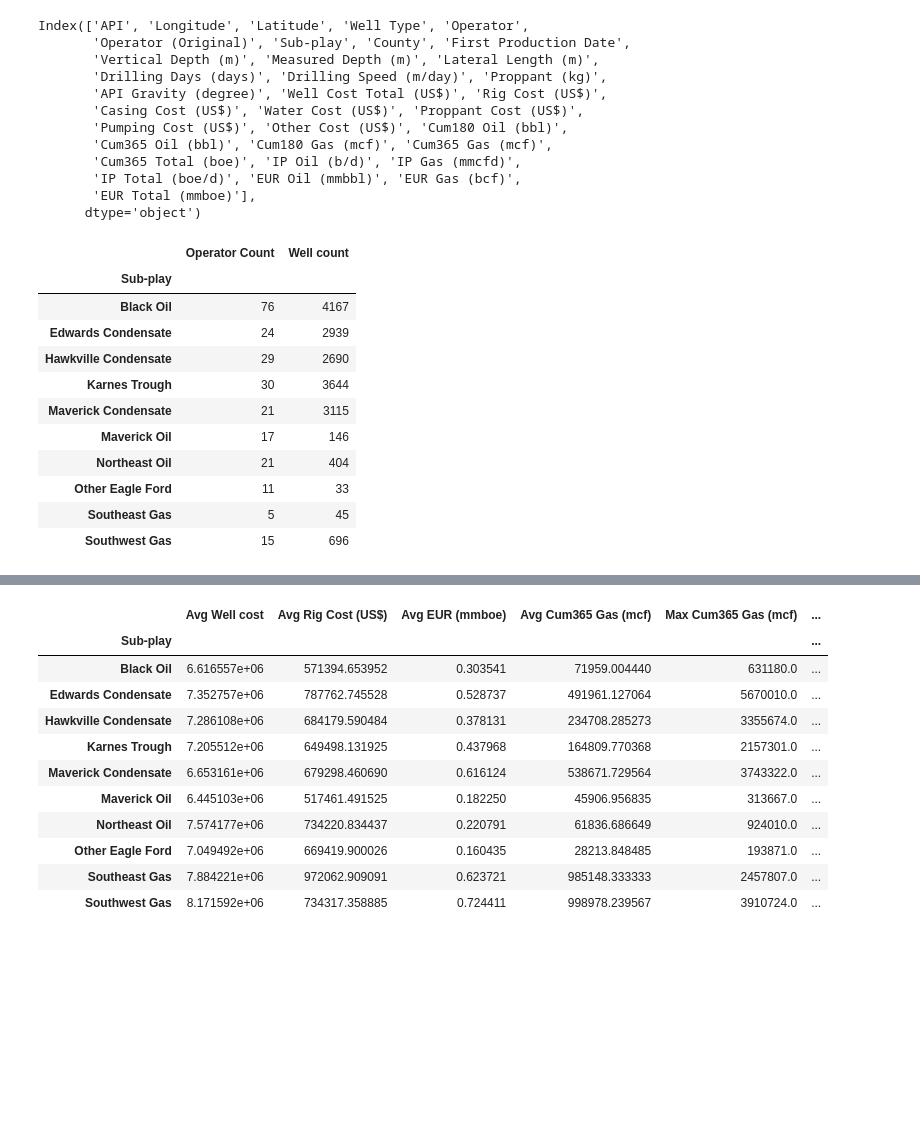
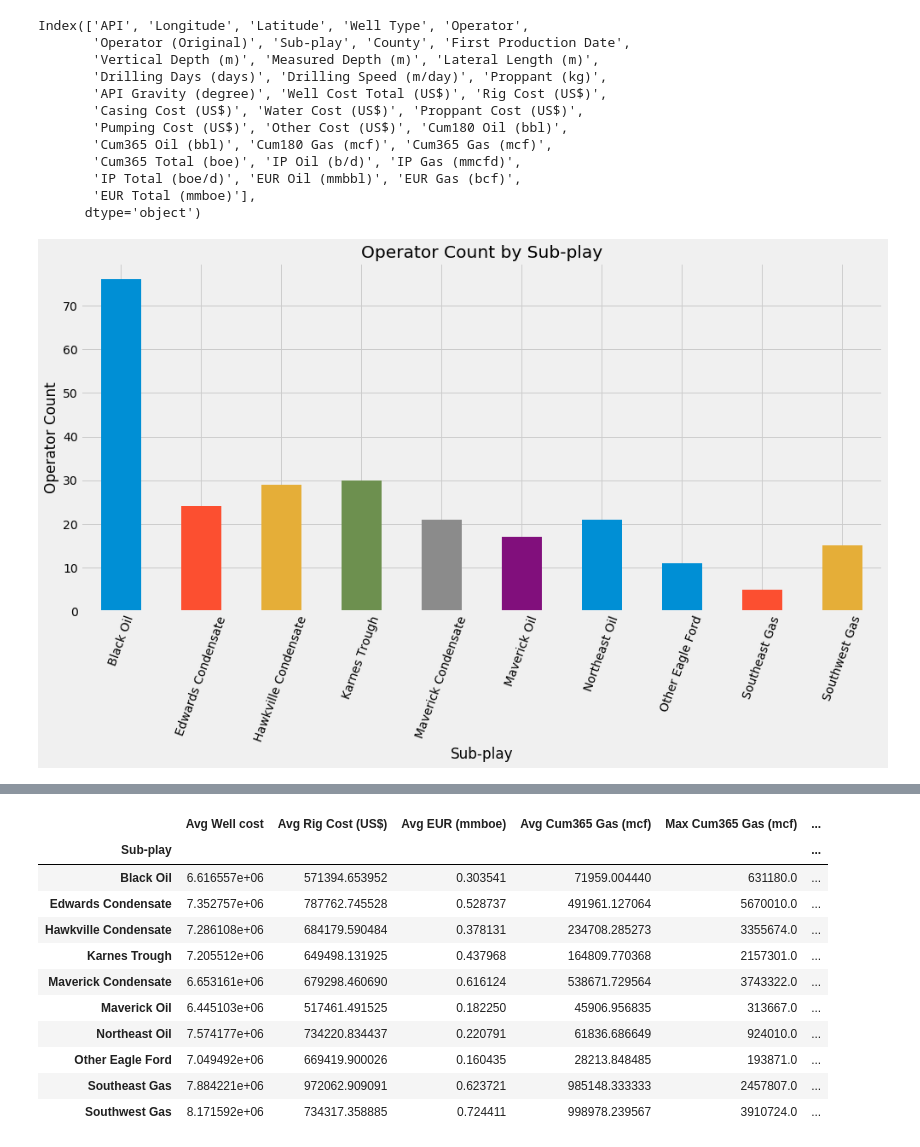
Before and after one commit to DaryaRudych/EagleFord-Oil-Project, a Jupyter notebook: Initial Exploratory analysis.ipynb, the cells around one changed output, grey strips where cells are left out. Saved outputs shown, nothing was run; the diff lists cells and outputs as text; code cells hidden in the pictures; blank space fills up the shorter version.

Commit message:
More graphs

```diff
--- a/Initial Exploratory analysis.ipynb
+++ b/Initial Exploratory analysis.ipynb
@@ -25,17 +25,17 @@ Index(['API', 'Longitude', 'Latitude', 'Well Type', 'Operator',
 #Overview of Eagle Ford Play
 summary = df.groupby(['Sub-play'])['Operator', "API"].nunique()
 summary = summary.rename(columns = {"API": "Well count", "Operator": "Operator Count"})
-summary
-# %% [output]
-|  | Operator Count | Well count |
-| Sub-play |  |  |
-| Black Oil | 76 | 4167 |
-| Edwards Condensate | 24 | 2939 |
-| Hawkville Condensate | 29 | 2690 |
-| Karnes Trough | 30 | 3644 |
-| Maverick Condensate | 21 | 3115 |
-| Maverick Oil | 17 | 146 |
-| Northeast Oil | 21 | 404 |
-| Other Eagle Ford | 11 | 33 |
-| Southeast Gas | 5 | 45 |
-| Southwest Gas | 15 | 696 |
+# %%
+# Plot activity by SUb-play
+with plt.style.context('fivethirtyeight'):
+    summary['Operator Count'].plot(kind='bar',figsize=(15, 7),rot=70)
+
+    # Add axis labels and title
+    plt.title("Operator Count by Sub-play")
+    plt.ylabel("Operator Count")
+
+
+    # Show plot
+    plt.show()
+# %% [output]
+[figure, added]
```
Also changed, not shown: parts of 5 cells of this notebook, 2 other files.
